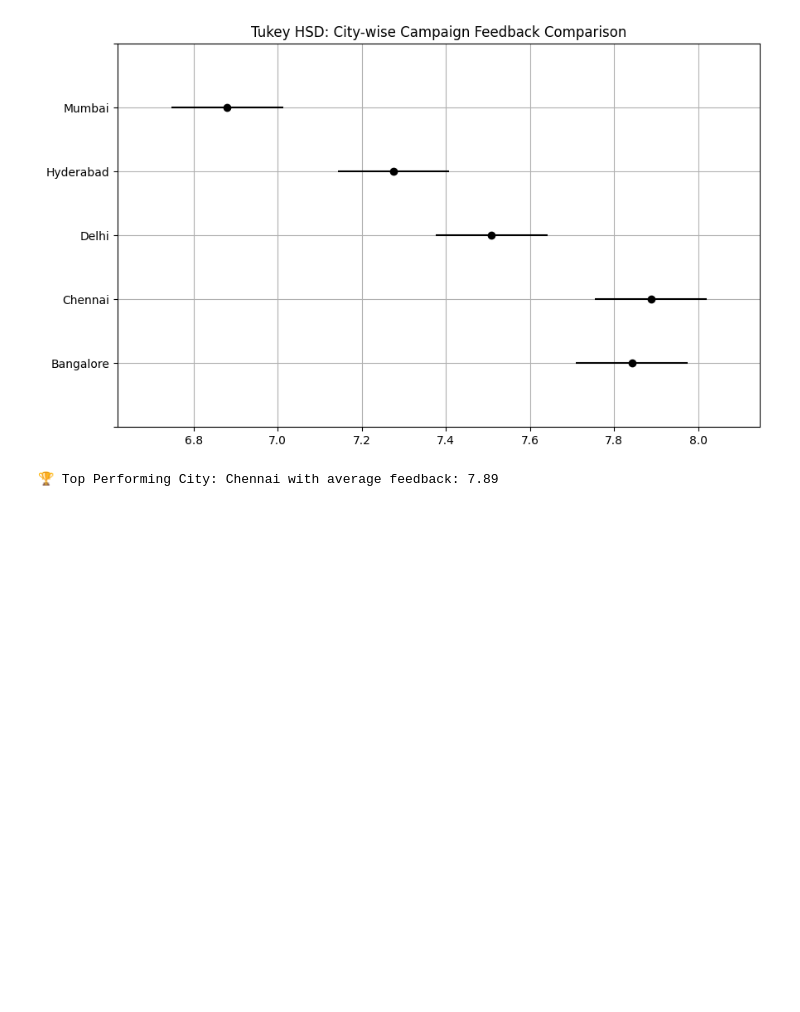
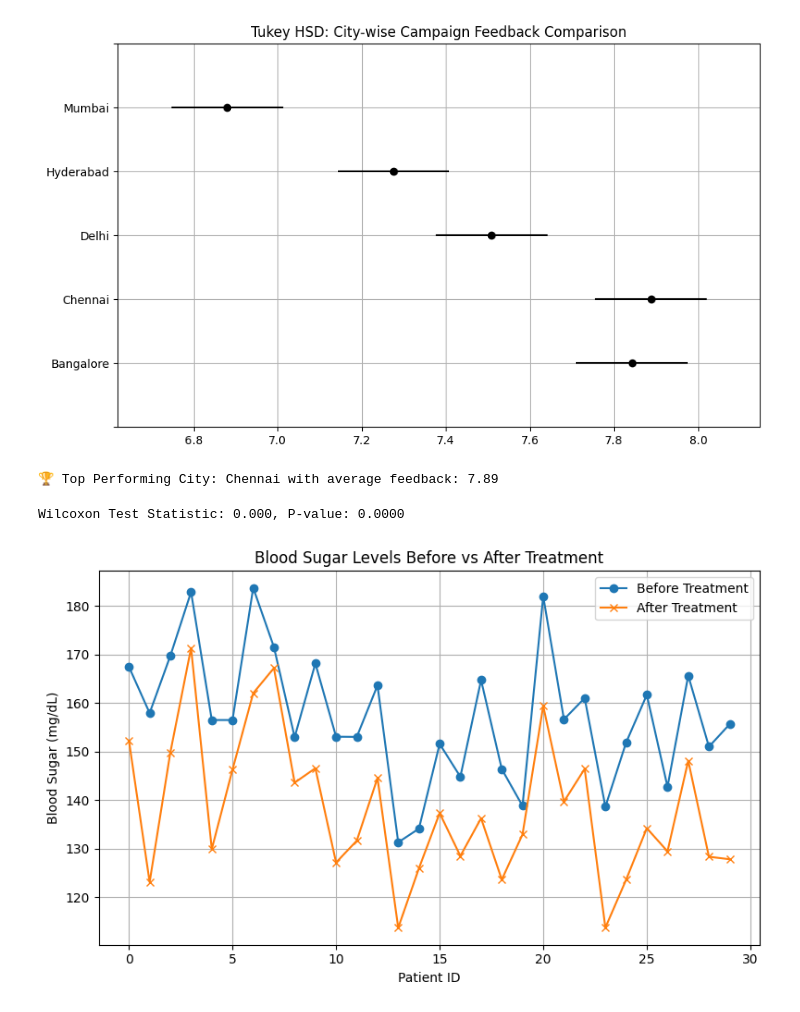
Before and after one commit to Ananddd06/Beginner_to_Advance_Machine_Learning_for_Freshers, a Jupyter notebook: 04.Inferential_Statistics/13.Anova_testing.ipynb, the cells around one changed output. Drawn from its saved outputs; the diff is of its cells as text; code cells hidden in the pictures; blank space fills up the shorter version.

```diff
--- a/04.Inferential_Statistics/13.Anova_testing.ipynb
+++ b/04.Inferential_Statistics/13.Anova_testing.ipynb
@@ -150,3 +150,32 @@ top_score = city_means.iloc[0]
 print(f"🏆 Top Performing City: {top_city} with average feedback: {top_score:.2f}")
 # %% [output]
 🏆 Top Performing City: Chennai with average feedback: 7.89
+# %%
+import numpy as np
+from scipy.stats import wilcoxon
+import matplotlib.pyplot as plt
+
+np.random.seed(42)
+n = 30  # number of patients
+
+# Simulate blood sugar levels
+sugar_before = np.random.normal(loc=160, scale=15, size=n)
+sugar_after = sugar_before - np.random.normal(loc=20, scale=8, size=n)  # improved after treatment
+
+# Run Wilcoxon Signed-Rank Test
+stat, p = wilcoxon(sugar_before, sugar_after)
+print(f"Wilcoxon Test Statistic: {stat:.3f}, P-value: {p:.4f}")
+
+plt.figure(figsize=(8, 5))
+plt.plot(sugar_before, label="Before Treatment", marker='o')
+plt.plot(sugar_after, label="After Treatment", marker='x')
+plt.title("Blood Sugar Levels Before vs After Treatment")
+plt.xlabel("Patient ID")
+plt.ylabel("Blood Sugar (mg/dL)")
+plt.legend()
+plt.grid(True)
+plt.tight_layout()
+plt.show()
+# %% [output]
+Wilcoxon Test Statistic: 0.000, P-value: 0.0000
+[figure, added]
```
